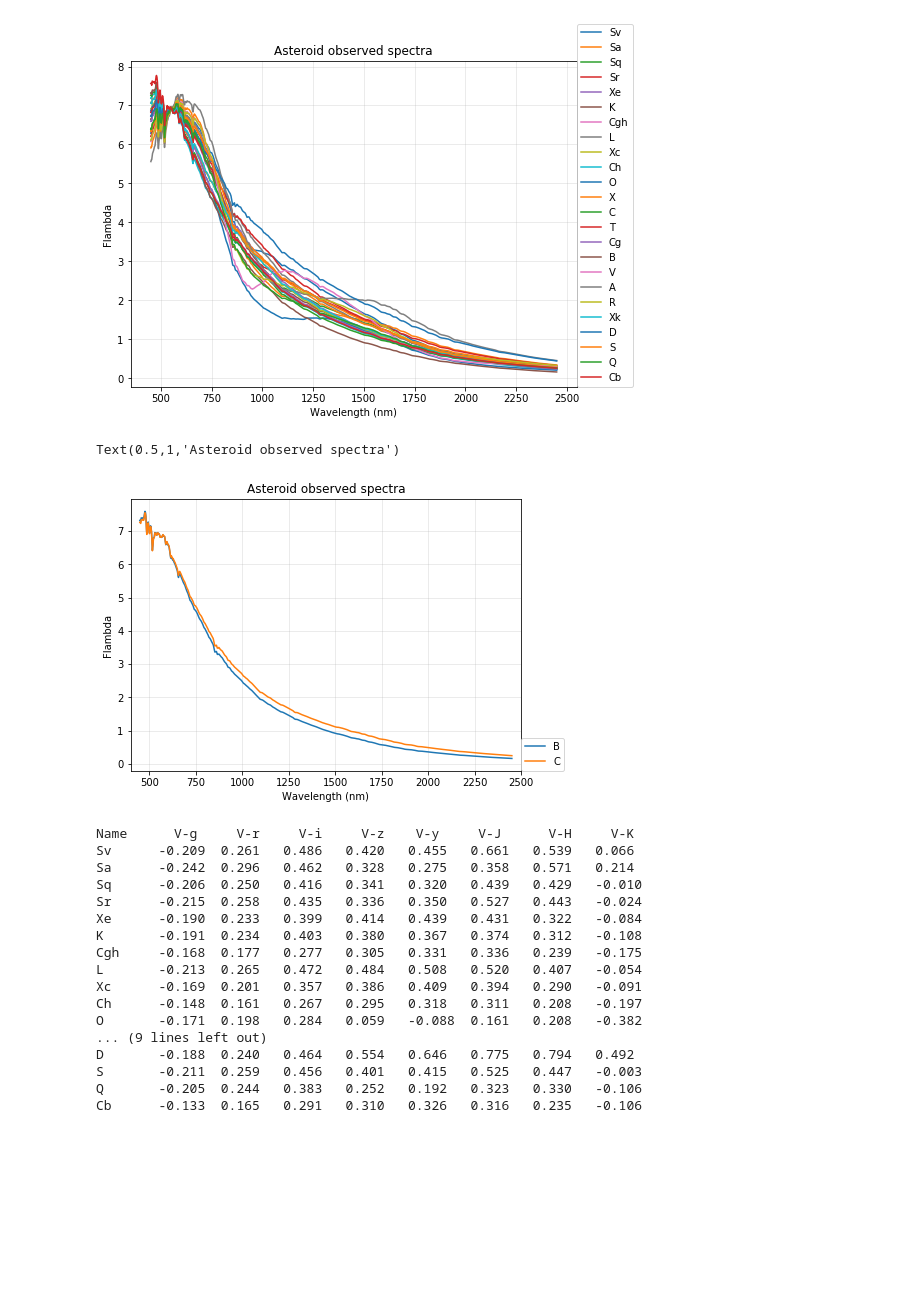
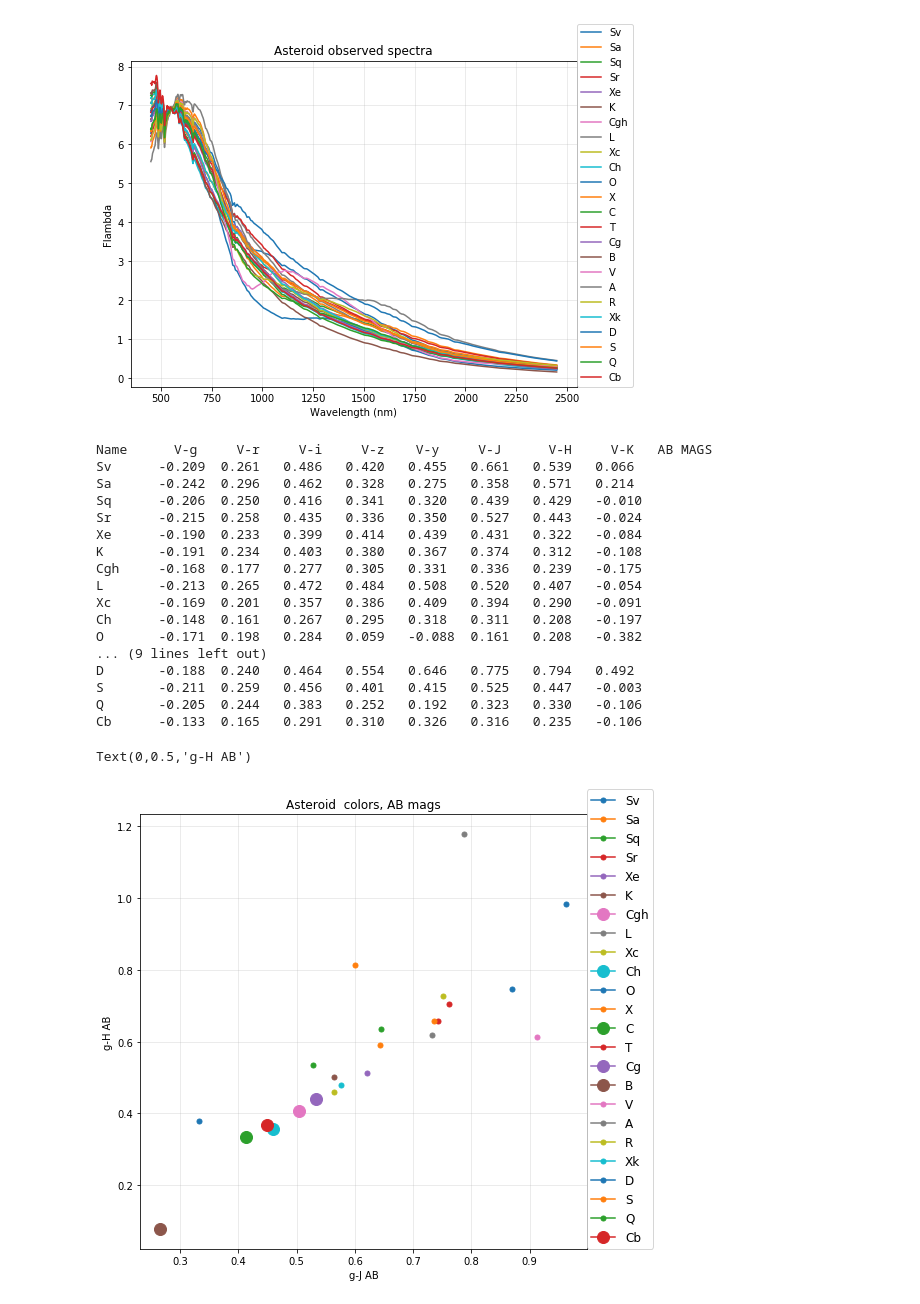
Before and after one commit to rhiannonlynne/notebooks, a Jupyter notebook: Asteroid Colors.ipynb, the cells around one changed output. Cells and saved outputs as stored; diff of their text form; code cells hidden in the pictures; blank space fills up the shorter version.

```diff
--- a/Asteroid Colors.ipynb
+++ b/Asteroid Colors.ipynb
@@ -115,18 +115,5 @@ plt.title('Asteroid observed spectra')
 # %% [output]
 Text(0.5,1,'Asteroid observed spectra')
 [figure]
-# %%
-plt.figure(figsize=(7, 5))
-for a in ['B', 'C']:
-    plt.plot(asts[a].wavelen, asts[a].flambda, label=a)
-plt.xlabel('Wavelength (nm)')
-plt.ylabel('Flambda')
-plt.grid(True, alpha=0.3)
-plt.legend(loc=(1, 0.0), fancybox=True)
-plt.xlim(400, 2500)
-plt.title('Asteroid observed spectra')
-# %% [output]
-Text(0.5,1,'Asteroid observed spectra')
-[figure, removed]
 # %%
 # Calculate colors
@@ -148,17 +129,16 @@ for f in lsst:
 # %%
-print('Name \t  V-g  \t  V-r  \t  V-i \t  V-z  \t V-y \t V-J \t  V-H  \t  V-K')
+print('Name \t  V-g  \t  V-r  \t  V-i \t  V-z  \t V-y \t V-J \t  V-H  \t  V-K   AB MAGS')
 for a in asts:
     writestring = '%s' % a
     for f in lsst:
-        vX = vmags[a] - lsstmags[f][a]
+        vX = astmags[a]['V'] - astmags[a][f]
         writestring += ' \t%.3f' % (vX)
-    vj = vmags[a] - jmags[a]
-    vh = vmags[a] - hmags[a]
-    vk = vmags[a] - kmags[a]
-    writestring += '\t%.3f \t%.3f \t%.3f' % (vj, vh, vk)
+    for f in twomass:
+        vX = astmags[a]['V'] - astmags[a][f]
+        writestring += ' \t%.3f' % (vX)
     print(writestring)
 # %% [output]
-Name      V-g     V-r     V-i     V-z    V-y     V-J      V-H     V-K
+Name      V-g     V-r     V-i     V-z    V-y     V-J      V-H     V-K   AB MAGS
 Sv      -0.209  0.261   0.486   0.420   0.455   0.661   0.539   0.066
 Sa      -0.242  0.296   0.462   0.328   0.275   0.358   0.571   0.214
 Sq      -0.206  0.250   0.416   0.341   0.320   0.439   0.429   -0.010
@@ -175,3 +155,24 @@ D       -0.188  0.240   0.464   0.554   0.646   0.775   0.794   0.492
 S       -0.211  0.259   0.456   0.401   0.415   0.525   0.447   -0.003
 Q       -0.205  0.244   0.383   0.252   0.192   0.323   0.330   -0.106
 Cb      -0.133  0.165   0.291   0.310   0.326   0.316   0.235   -0.106
+# %%
+color1 = ['g', 'J']
+color2 = ['g', 'H']
+plt.figure(figsize=(8, 8))
+plt.title('Asteroid  colors, AB mags')
+specialasts = ['B', 'C', 'Cg', 'Cgh', 'Ch', 'Cb']
+for a in asts:
+    if a in specialasts:
+        markersize = 12
+    else:
+        markersize = 5
+    plt.plot(astmags[a][color1[0]] - astmags[a][color1[1]],
+             astmags[a][color2[0]] - astmags[a][color2[1]],
+             marker='o', markersize=markersize, label=a)
+plt.legend(loc=(1, 0.), fancybox=True, fontsize='large')
+plt.grid(True, alpha=0.3)
+plt.xlabel('%s-%s AB' % (color1[0], color1[1]))
+plt.ylabel('%s-%s AB' % (color2[0], color2[1]))
+# %% [output]
+Text(0,0.5,'g-H AB')
+[figure, added]
```
Also changed, not shown: parts of 6 cells of this notebook.
